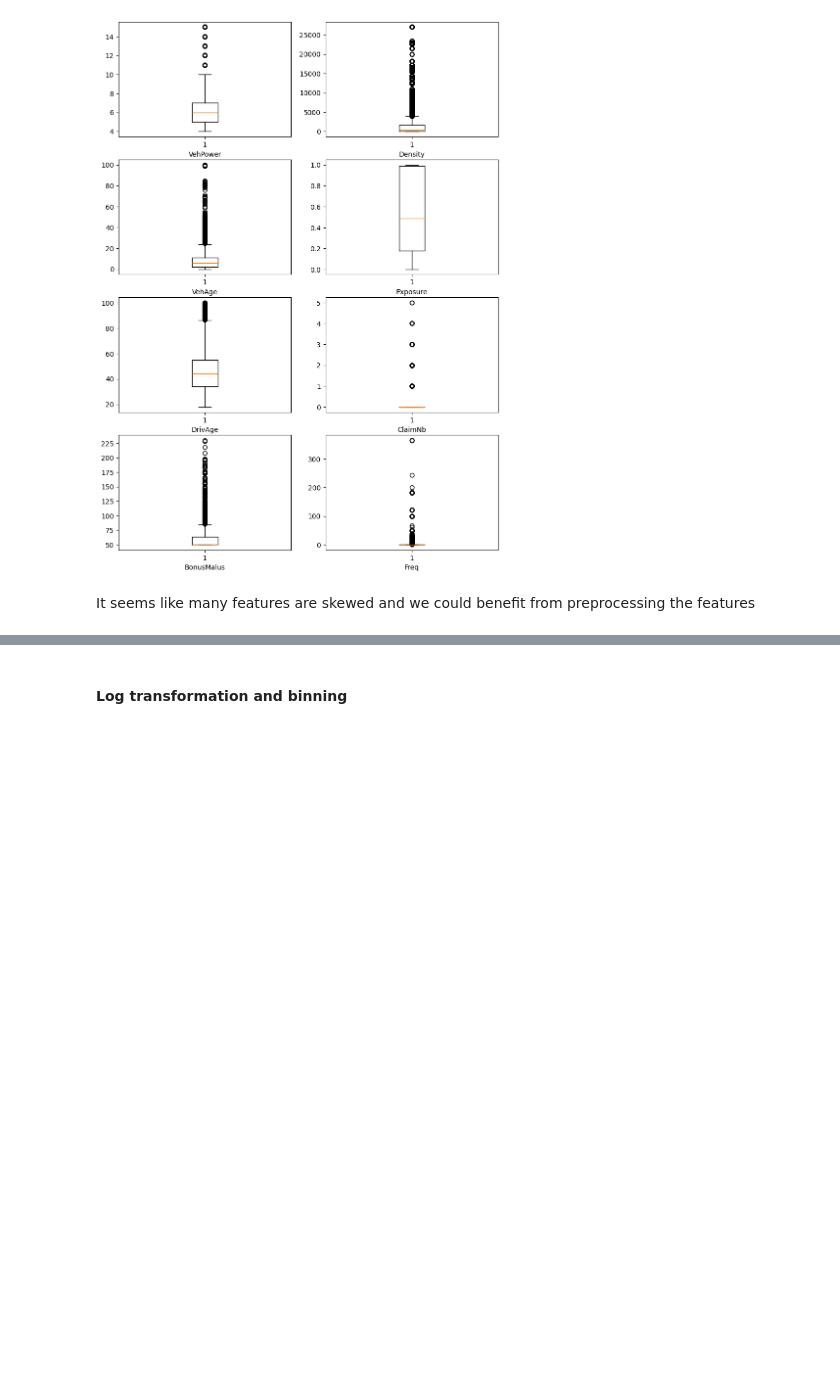
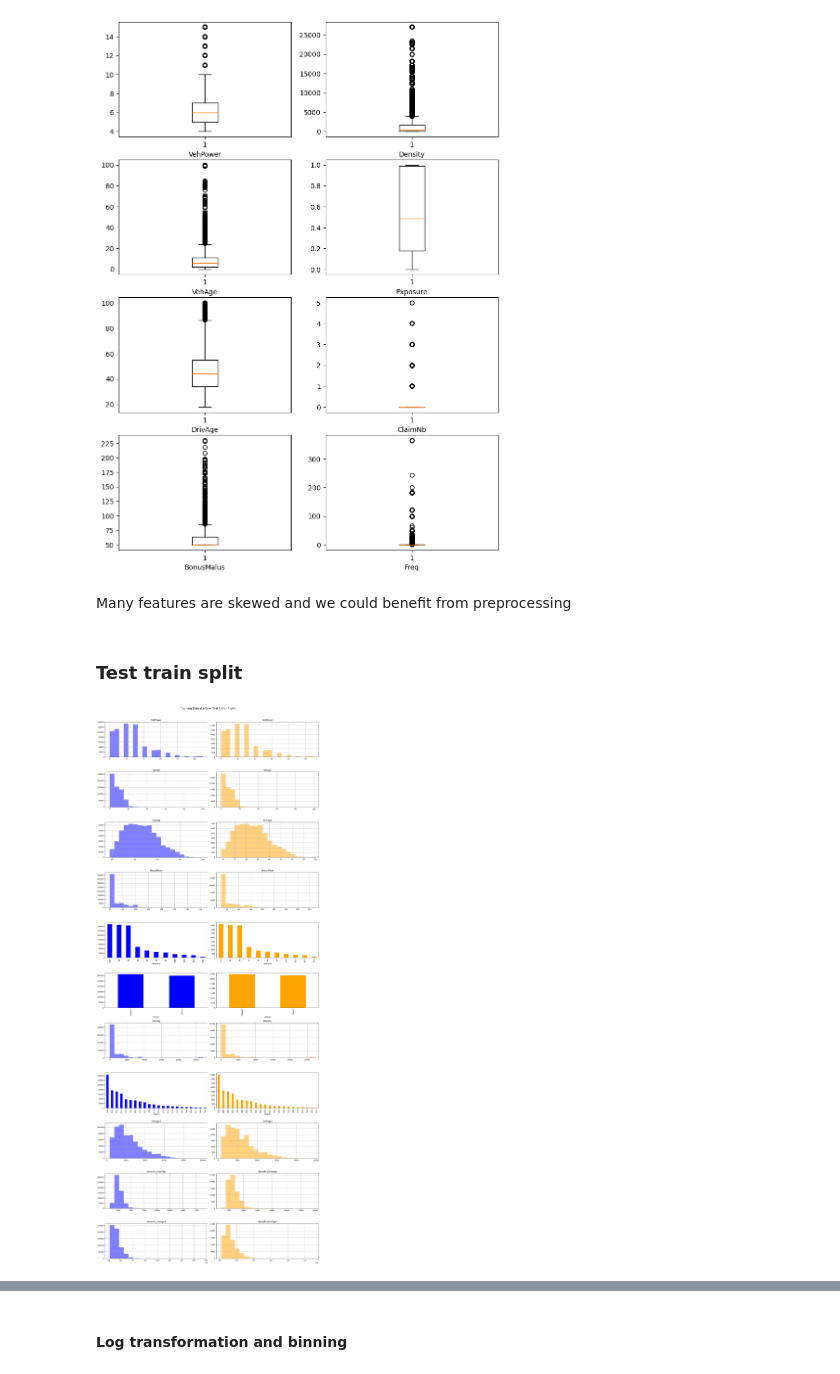
Before and after one commit to tskorkowski/CAS-ML, a Jupyter notebook: sessions/Project_2_Insurance_Claim_Prediction/Project 2 - Template.ipynb, the cells around one changed output, grey strips where cells are left out. Cells and saved outputs as stored; diff of their text form; code cells hidden in the pictures; blank space fills up the shorter version.

```diff
--- a/sessions/Project_2_Insurance_Claim_Prediction/Project 2 - Template.ipynb
+++ b/sessions/Project_2_Insurance_Claim_Prediction/Project 2 - Template.ipynb
@@ -11,7 +11,8 @@ import seaborn as sns
 import pandas as pd
 # %%
 ### Fix random seed for reproducibility
-np.random.seed(10)
+sed_val = 10
+np.random.seed(sed_val)
 # %% [markdown]
 # Exercise 1. Poisson GLM.
 # %%
@@ -64,7 +65,7 @@ mtpl_freq_df.describe()
 | max | 15.000000 | 100.000000 | 100.000000 | 230.000000 | 27000.000000 | 1.000000 | 5.000000 | 365.000000 |
 # %%
 # Lets have a look at the distributions of the numerical features
-mtpl_features, mtpl_response = mtpl_freq_df.columns[:-3], mtpl_freq_df.columns[-3:]
+mtpl_base_feautures, mtpl_response = mtpl_freq_df.columns[:-3], mtpl_freq_df.columns[-3:]
 mtpl_freq_df.hist(layout=(4,2), figsize=(10,10))
 plt.show()
 # %% [output]
@@ -79,9 +80,42 @@ plt.show()
 # %% [output]
 [figure]
 # %% [markdown]
-It seems like many features are skewed and we could benefit from preprocessing the features
+Many features are skewed and we could benefit from preprocessing
 # %%
 # Add extra engineered features to the dataset
 mtpl_freq_df['DrivAge2'] = np.power(mtpl_freq_df['DrivAge'],2)
 mtpl_freq_df['BonusM_DriveAge'] = mtpl_freq_df['BonusMalus'] * mtpl_freq_df['DrivAge']
 mtpl_freq_df['BonusM_DrivAge2'] = mtpl_freq_df['BonusMalus'] * mtpl_freq_df['DrivAge2']
+
+mtpl_engineered_feautures = ['DrivAge2', 'BonusM_DriveAge', 'BonusM_DrivAge2']
+mtpl_features = mtpl_base_feautures.tolist() + mtpl_engineered_feautures
+# %% [markdown]
+### Test train split
+# %%
+from sklearn.model_selection import train_test_split
+
+X = mtpl_freq_df[mtpl_features]
+y = mtpl_freq_df[mtpl_response]
+
+X_train, X_test, y_train, y_test = train_test_split(X, y, test_size=0.1, random_state=sed_val)
+
+# Compare daata before and after the split
+num_plots = len(mtpl_features)
+fig, axs = plt.subplots(nrows=num_plots, ncols=2, figsize=(18,num_plots*4))
+
+for idx, feature in enumerate(mtpl_features):
+        if X_train[feature].dtype == 'object':
+            X_train[feature].value_counts().plot(kind='bar', color='blue', ax=axs[idx, 0], alpha=0.5)
+            X_test[feature].value_counts().plot(kind='bar', color='orange', ax=axs[idx, 1], alpha=0.5)
+        else:
+            X_train.hist(feature, bins=20, alpha=0.5, label='Training Set', color='blue', ax=axs[idx, 0])
+            X_test.hist(feature, bins=20, alpha=0.5, label='Test Set', color='orange', ax=axs[idx, 1])
+
+
+plt.suptitle("Training Data (Left) vs Test Data (Right)", fontsize=16, y=1.01)
+plt.subplots_adjust(top=0.2)
+plt.tight_layout()
+
+plt.show()
+# %% [output]
+[figure, added]
```
Also changed, not shown: parts of 32 cells of this notebook.
